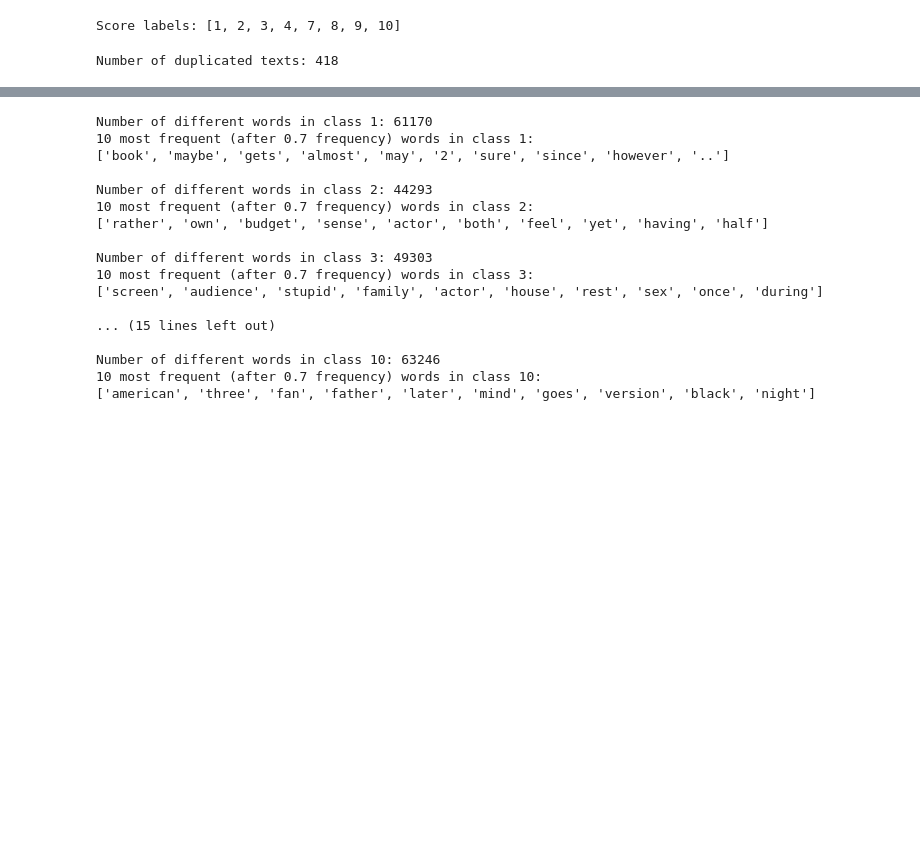
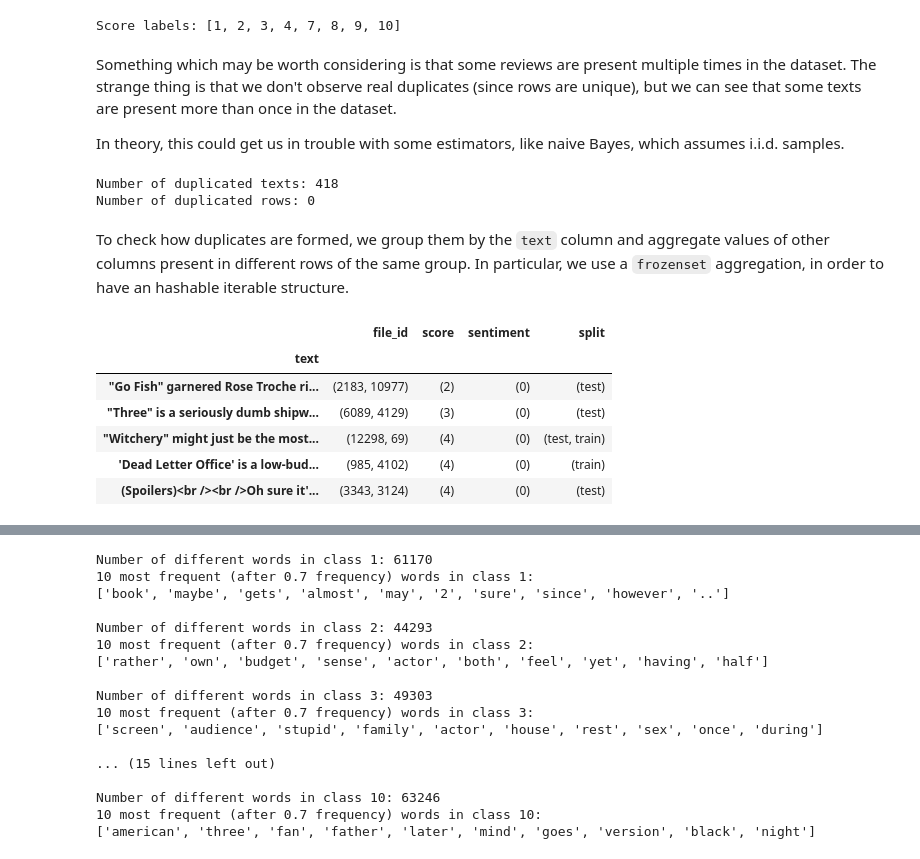
Before and after one commit to Wadaboa/nlp-assignments, a Jupyter notebook: sentiment_analysis.ipynb, the cells around one changed output, grey strips where cells are left out. Saved outputs shown, nothing was run; the diff lists cells and outputs as text; code cells hidden in the pictures; blank space fills up the shorter version.

```diff
--- a/sentiment_analysis.ipynb
+++ b/sentiment_analysis.ipynb
@@ -159,7 +164,40 @@ score_labels = sorted(df['score'].unique())
 print(f"Score labels: {score_labels}")
 # %% [output]
 Score labels: [1, 2, 3, 4, 7, 8, 9, 10]
+# %% [markdown]
+Something which may be worth considering is that some reviews are present multiple times in the dataset. The strange thing is that we don't observe real duplicates (since rows are unique), but we can see that some texts are present more than once in the dataset.
+
+In theory, this could get us in trouble with some estimators, like naive Bayes, which assumes i.i.d. samples.
 # %%
-print(f"Number of duplicated texts: {df['text'].duplicated().value_counts()[True]}")
+num_dup_texts = df["text"].duplicated().value_counts()[True]
+print(f"Number of duplicated texts: {num_dup_texts}")
+print(
+    f"Number of duplicated rows: {num_dup_texts - df.drop_duplicates()['text'].duplicated().value_counts()[True]}"
+)
 # %% [output]
 Number of duplicated texts: 418
+Number of duplicated rows: 0
+# %% [markdown]
+To check how duplicates are formed, we group them by the `text` column and aggregate values of other columns present in different rows of the same group. In particular, we use a `frozenset` aggregation, in order to have an hashable iterable structure.
+# %%
+dup_texts = (
+    df[df["text"].duplicated(keep=False)]
+    .groupby("text")
+    .agg(
+        {
+            "file_id": frozenset,
+            "score": frozenset,
+            "sentiment": frozenset,
+            "split": frozenset,
+        }
+    )
+)
+dup_texts.head()
+# %% [output]
+|  | file_id | score | sentiment | split |
+| text |  |  |  |  |
+| "Go Fish" garnered Rose Troche ri... | (2183, 10977) | (2) | (0) | (test) |
+| "Three" is a seriously dumb shipw... | (6089, 4129) | (3) | (0) | (test) |
+| "Witchery" might just be the most... | (12298, 69) | (4) | (0) | (test, train) |
+| 'Dead Letter Office' is a low-bud... | (985, 4102) | (4) | (0) | (train) |
+| (Spoilers)<br /><br />Oh sure it'... | (3343, 3124) | (4) | (0) | (test) |
```
Also changed, not shown: parts of 40 cells of this notebook.
